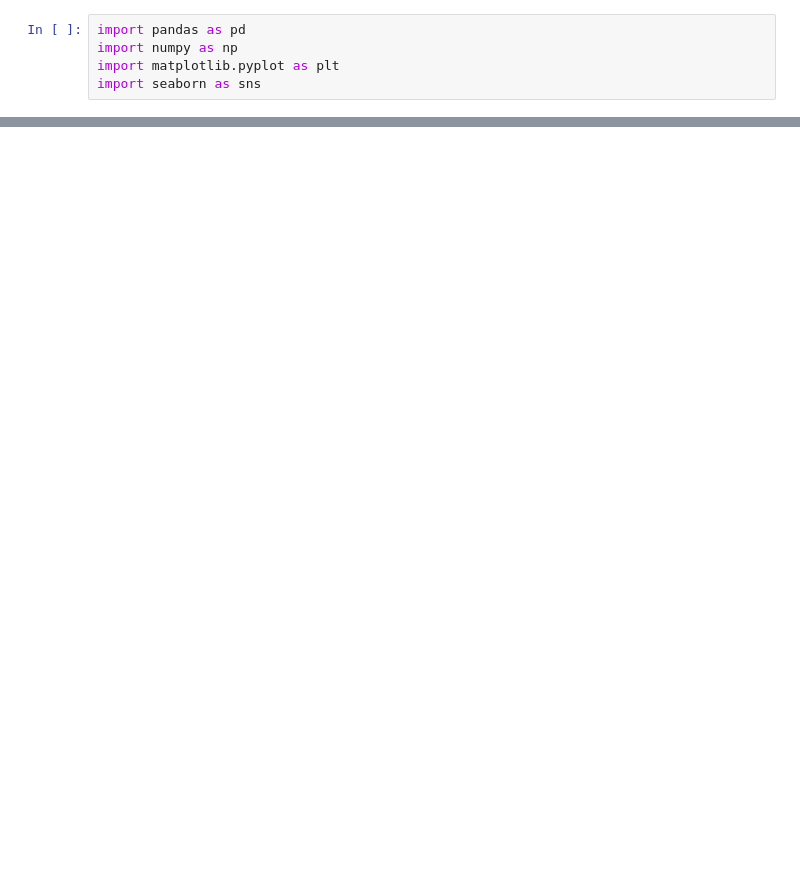
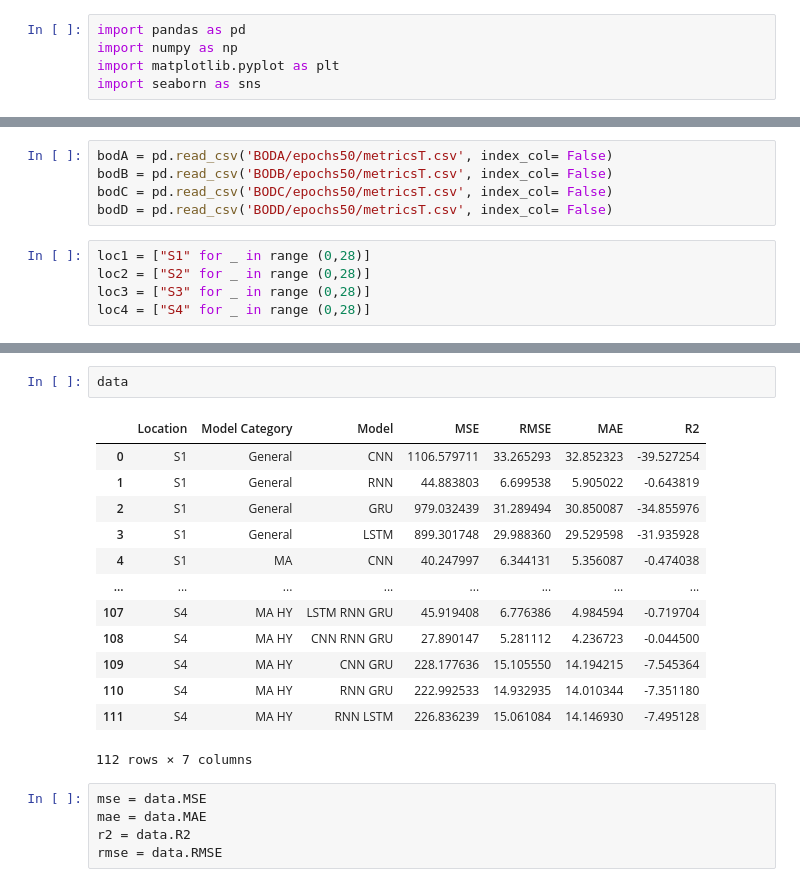
Before and after one commit to rakibhhridoy/Research, a Jupyter notebook: Colab/Turag/Python/DL Lab/Multivariate/Metrics.ipynb, the cells around one changed output, grey strips where cells are left out. Cells and saved outputs as stored; diff of their text form; blank space fills up the shorter version.

```diff
--- a/Colab/Turag/Python/DL Lab/Multivariate/Metrics.ipynb
+++ b/Colab/Turag/Python/DL Lab/Multivariate/Metrics.ipynb
@@ -25,0 +191,10 @@ doD = pd.read_csv('DOD/epochs50/metricsT.csv', index_col= False)
+# %%
+bodA = pd.read_csv('BODA/epochs50/metricsT.csv', index_col= False)
+bodB = pd.read_csv('BODB/epochs50/metricsT.csv', index_col= False)
+bodC = pd.read_csv('BODC/epochs50/metricsT.csv', index_col= False)
+bodD = pd.read_csv('BODD/epochs50/metricsT.csv', index_col= False)
+# %%
+loc1 = ["S1" for _ in range (0,28)]
+loc2 = ["S2" for _ in range (0,28)]
+loc3 = ["S3" for _ in range (0,28)]
+loc4 = ["S4" for _ in range (0,28)]
@@ -25,0 +255,21 @@ doD = pd.read_csv('DOD/epochs50/metricsT.csv', index_col= False)
+# %%
+data
+# %% [output]
+|  | Location | Model Category | Model | MSE | RMSE | MAE | R2 |
+| 0 | S1 | General | CNN | 1106.579711 | 33.265293 | 32.852323 | -39.527254 |
+| 1 | S1 | General | RNN | 44.883803 | 6.699538 | 5.905022 | -0.643819 |
+| 2 | S1 | General | GRU | 979.032439 | 31.289494 | 30.850087 | -34.855976 |
+| 3 | S1 | General | LSTM | 899.301748 | 29.988360 | 29.529598 | -31.935928 |
+| 4 | S1 | MA | CNN | 40.247997 | 6.344131 | 5.356087 | -0.474038 |
+| ... | ... | ... | ... | ... | ... | ... | ... |
+| 107 | S4 | MA HY | LSTM RNN GRU | 45.919408 | 6.776386 | 4.984594 | -0.719704 |
+| 108 | S4 | MA HY | CNN RNN GRU | 27.890147 | 5.281112 | 4.236723 | -0.044500 |
+| 109 | S4 | MA HY | CNN GRU | 228.177636 | 15.105550 | 14.194215 | -7.545364 |
+| 110 | S4 | MA HY | RNN GRU | 222.992533 | 14.932935 | 14.010344 | -7.351180 |
+| 111 | S4 | MA HY | RNN LSTM | 226.836239 | 15.061084 | 14.146930 | -7.495128 |
+112 rows × 7 columns
+# %%
+mse = data.MSE
+mae = data.MAE
+r2 = data.R2
+rmse = data.RMSE
```
Also changed, not shown: parts of 22 cells of this notebook, 4 other files.
